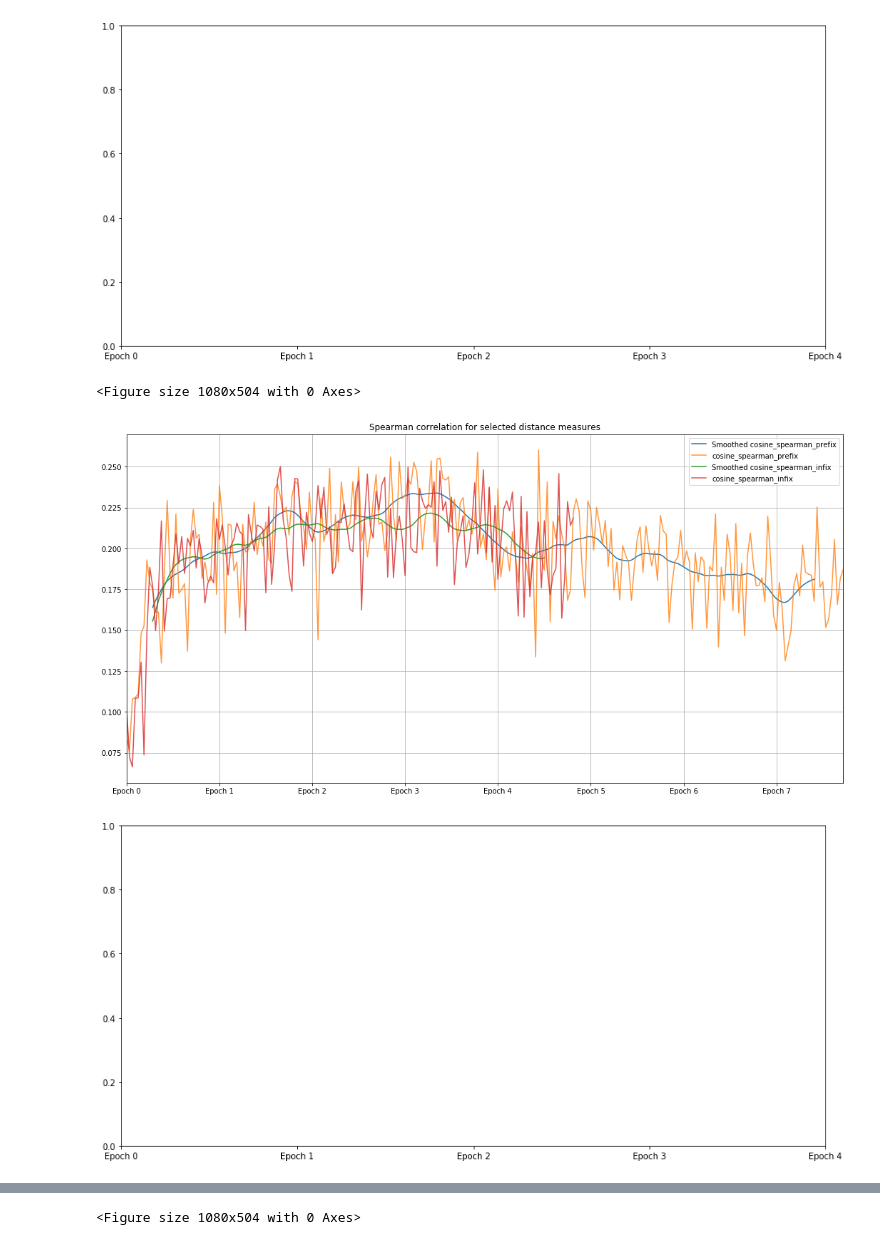
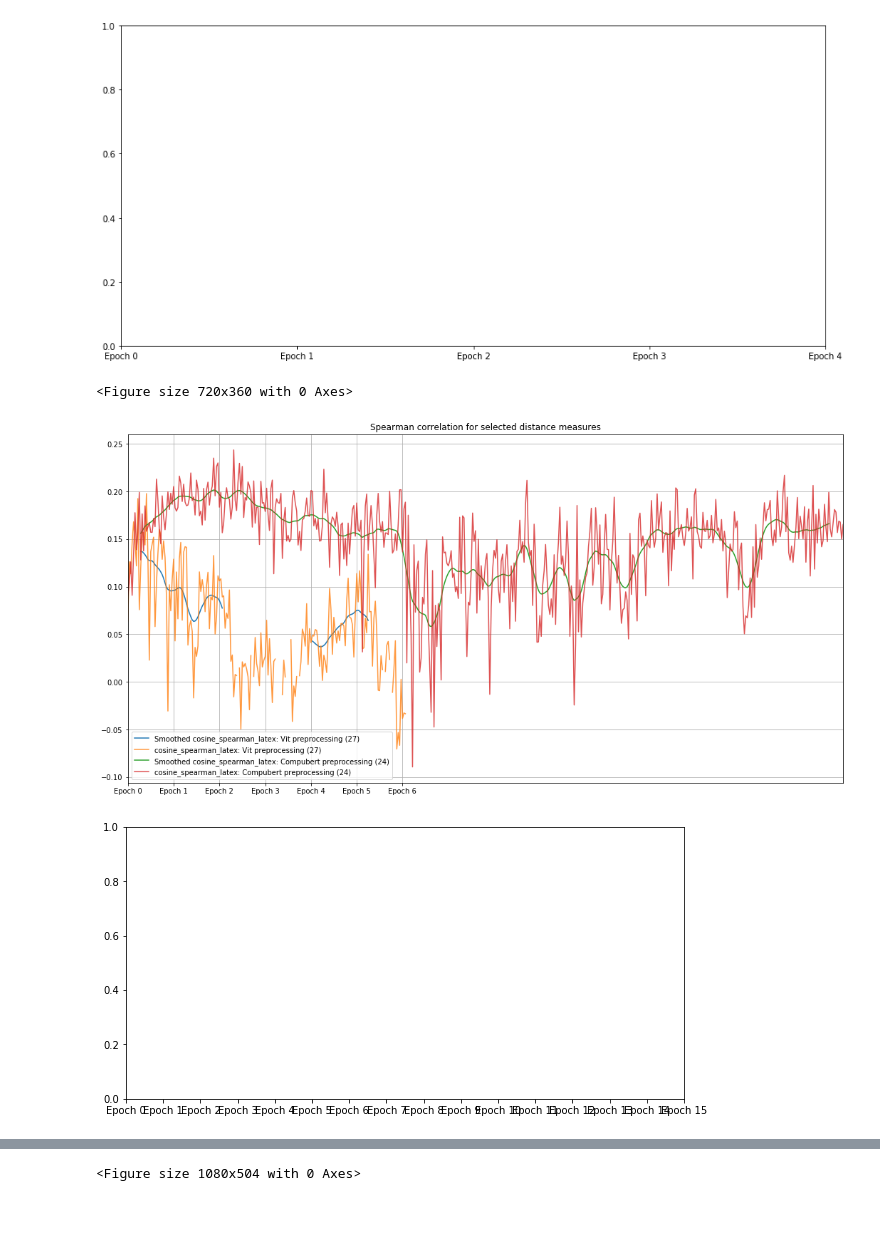
Before and after one commit to MIR-MU/CompuBERT, a Jupyter notebook: monitoring.ipynb, the cells around one changed output, grey strips where cells are left out. Cells and saved outputs as stored; diff of their text form; code cells hidden in the pictures; blank space fills up the shorter version.

```diff
--- a/monitoring.ipynb
+++ b/monitoring.ipynb
@@ -76,7 +76,7 @@ def plot_metric(similarity_eval_df, corr_type, suffix='', ax=None, metrics=("cos
 
 
     import matplotlib.pyplot as plt
-    plt.figure(figsize=(15,7))
+    plt.figure(figsize=(10,5))
     # smoothed
     ax = spearman_smoothed_df.plot(title='%s correlation for selected distance measures' % corr_type, grid=True, figsize=(12, 6), ax=ax)
 
@@ -104,13 +104,13 @@ ax = plot_metric(similarities_df[:321], "Spearman", '_original', ax=ax, metrics=
 # %%
 # similarities_df = pd.read_csv("logs/train_sampled_eval4/similarity_evaluation_results.csv")
 # ax = plot_metric(similarities_df[:321], "Spearman", '_prefix', metrics=("cosine",))
 
-similarities_df = pd.read_csv("logs/train_sampled_eval6/similarity_evaluation_results.csv")
-ax = plot_metric(similarities_df, "Spearman", '_prefix', metrics=("cosine",))
+similarities_df = pd.read_csv("logs/train_sampled_eval27/similarity_evaluation_results.csv")
+ax = plot_metric(similarities_df, "Spearman", '_latex: Vit preprocessing (27)', metrics=("cosine",))
 
-similarities_df = pd.read_csv("logs/train_sampled_eval7/similarity_evaluation_results.csv")
-ax = plot_metric(similarities_df, "Spearman", '_infix', metrics=("cosine",), ax=ax)
+similarities_df = pd.read_csv("logs/train_sampled_eval24/similarity_evaluation_results.csv")
+ax = plot_metric(similarities_df, "Spearman", '_latex: Compubert preprocessing (24)', metrics=("cosine",), ax=ax)
 # %% [output]
-<Figure size 1080x504 with 0 Axes>
+<Figure size 720x360 with 0 Axes>
-[figure, old version]
+[figure, new version]
-[figure, old version]
+[figure, new version]
```
Also changed, not shown: parts of 2 cells of this notebook.
